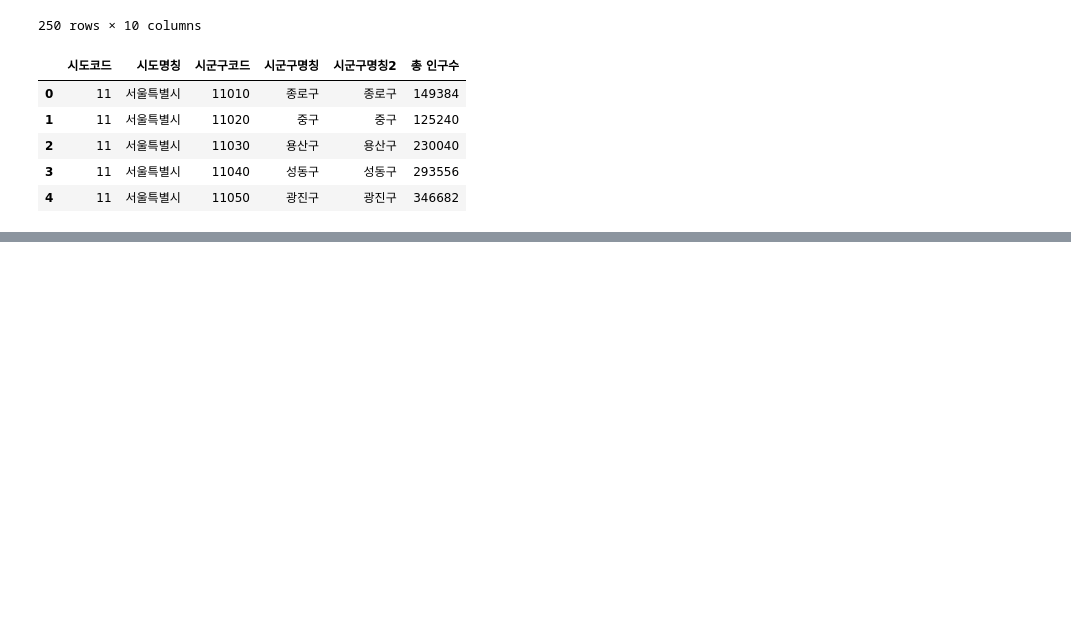
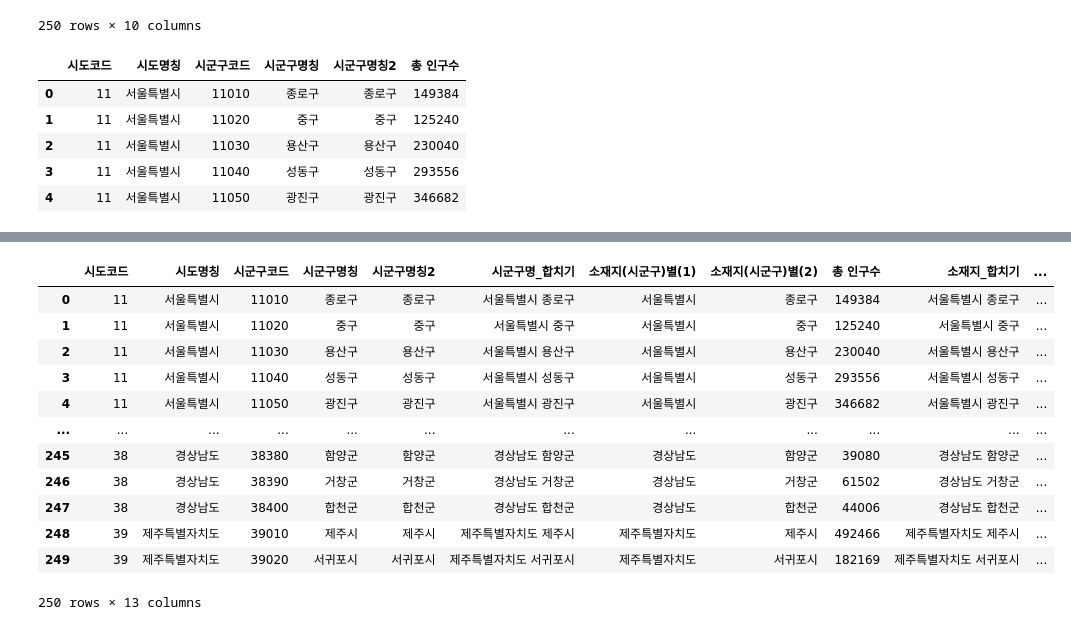
Before and after one commit to subinJi/daitgirls_5th_final, a Jupyter notebook: 0. Data_sigoongoo_population.ipynb, the cells around one changed output, grey strips where cells are left out. Saved outputs shown, nothing was run; the diff lists cells and outputs as text; code cells hidden in the pictures; blank space fills up the shorter version.

```diff
--- a/0. Data_sigoongoo_population.ipynb
+++ b/0. Data_sigoongoo_population.ipynb
@@ -227,0 +244,4 @@ population_sigoongu.to_excel('population_sigoongu.xlsx')
+# %%
+# 필요없는 row 삭제
+measure = measure.drop([0,1], 'index')
+measure.head()
@@ -227,0 +255,5 @@ population_sigoongu.to_excel('population_sigoongu.xlsx')
+# %%
+# 소재시(시군구)별(2)에서 값이 '소계'인 행 제거
+m = measure['소재지(시군구)별(2)'].isin(['소계'])
+measure = measure[~m]
+measure.head()
@@ -227,0 +267,8 @@ population_sigoongu.to_excel('population_sigoongu.xlsx')
+# %%
+# reset index
+measure = measure.reset_index()
+measure = measure.drop('index', 'columns')
+
+# 컬럼명 변경
+measure = measure.rename(columns={"소재지(시군구)별(1)":"2020 소재지(시군구)별(1)","소재지(시군구)별(2)":"2020 소재지(시군구)별(2)","2020":"총 면적"})
+measure.head()
@@ -227,0 +282,5 @@ population_sigoongu.to_excel('population_sigoongu.xlsx')
+# %%
+# measure 데이터에서 "소재지(시군구)별(1)"&" "&"소재지(시군구)별(2)" 합쳐서 새 컬럼 만들기
+column = ['소재지(시군구)별(1)', '소재지(시군구)별(2)']
+measure['소재지_합치기'] = po[column].apply(lambda row: ' '.join(row.values.astype(str)), axis=1)
+measure
@@ -227,0 +301,18 @@ population_sigoongu.to_excel('population_sigoongu.xlsx')
+# %%
+# sisi 데이터와 measure 데이터 합치기
+final = pd.merge(sisi, measure, 'left', '소재지_합치기')
+final
+# %% [output]
+|  | 시도코드 | 시도명칭 | 시군구코드 | 시군구명칭 | 시군구명칭2 | 시군구명_합치기 | 소재지(시군구)별(1) | 소재지(시군구)별(2) | 총 인구수 | 소재지_합치기 | ... |
+| 0 | 11 | 서울특별시 | 11010 | 종로구 | 종로구 | 서울특별시 종로구 | 서울특별시 | 종로구 | 149384 | 서울특별시 종로구 | ... |
+| 1 | 11 | 서울특별시 | 11020 | 중구 | 중구 | 서울특별시 중구 | 서울특별시 | 중구 | 125240 | 서울특별시 중구 | ... |
+| 2 | 11 | 서울특별시 | 11030 | 용산구 | 용산구 | 서울특별시 용산구 | 서울특별시 | 용산구 | 230040 | 서울특별시 용산구 | ... |
+| 3 | 11 | 서울특별시 | 11040 | 성동구 | 성동구 | 서울특별시 성동구 | 서울특별시 | 성동구 | 293556 | 서울특별시 성동구 | ... |
+| 4 | 11 | 서울특별시 | 11050 | 광진구 | 광진구 | 서울특별시 광진구 | 서울특별시 | 광진구 | 346682 | 서울특별시 광진구 | ... |
+| ... | ... | ... | ... | ... | ... | ... | ... | ... | ... | ... | ... |
+| 245 | 38 | 경상남도 | 38380 | 함양군 | 함양군 | 경상남도 함양군 | 경상남도 | 함양군 | 39080 | 경상남도 함양군 | ... |
+| 246 | 38 | 경상남도 | 38390 | 거창군 | 거창군 | 경상남도 거창군 | 경상남도 | 거창군 | 61502 | 경상남도 거창군 | ... |
+| 247 | 38 | 경상남도 | 38400 | 합천군 | 합천군 | 경상남도 합천군 | 경상남도 | 합천군 | 44006 | 경상남도 합천군 | ... |
+| 248 | 39 | 제주특별자치도 | 39010 | 제주시 | 제주시 | 제주특별자치도 제주시 | 제주특별자치도 | 제주시 | 492466 | 제주특별자치도 제주시 | ... |
+| 249 | 39 | 제주특별자치도 | 39020 | 서귀포시 | 서귀포시 | 제주특별자치도 서귀포시 | 제주특별자치도 | 서귀포시 | 182169 | 제주특별자치도 서귀포시 | ... |
+250 rows × 13 columns
```
Also changed, not shown: parts of 10 cells of this notebook.
